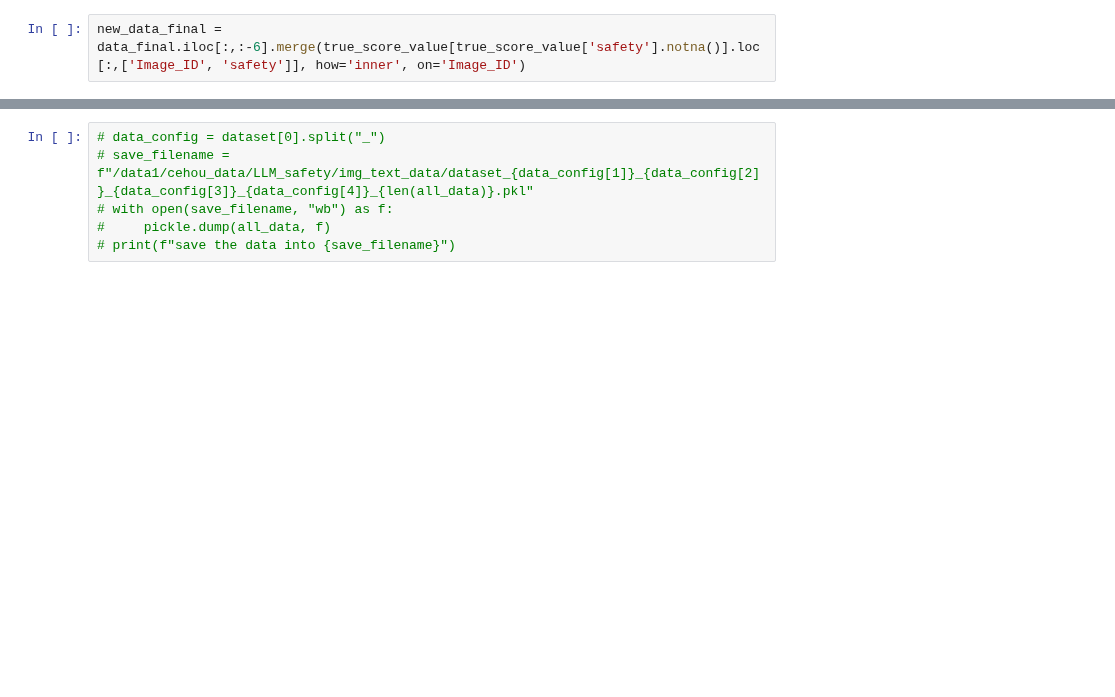
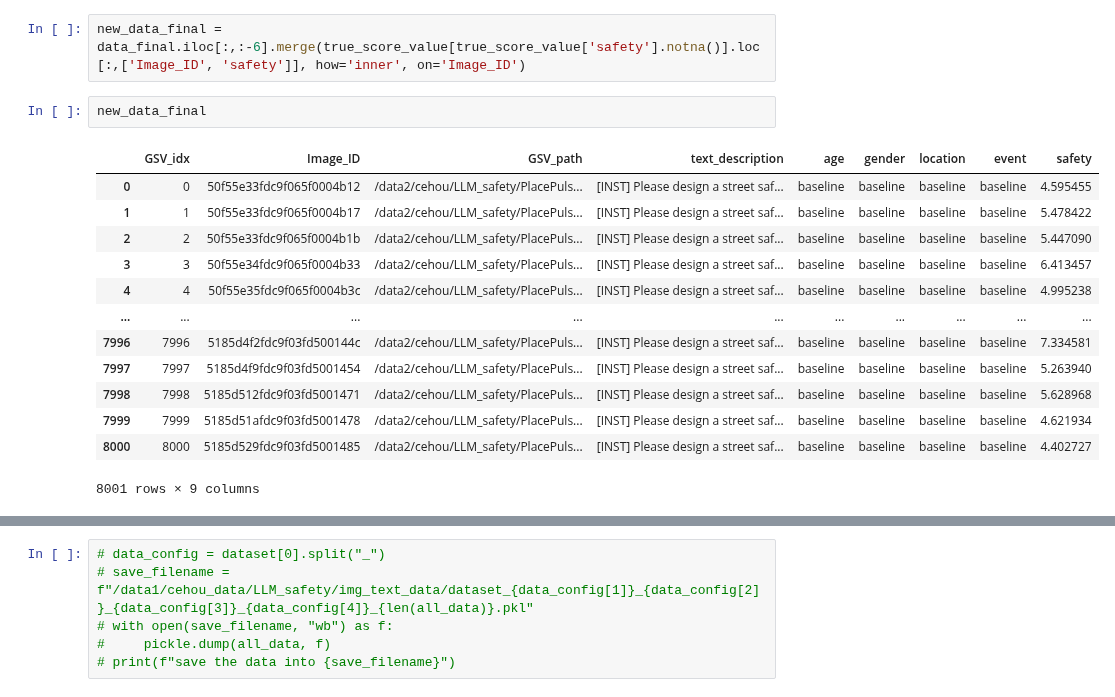
Before and after one commit to CeHouGIS/Safety_Perception_HK, a Jupyter notebook: data_merge.ipynb, the cells around one changed output, grey strips where cells are left out. Drawn from its saved outputs; the diff is of its cells as text; blank space fills up the shorter version.

```diff
--- a/data_merge.ipynb
+++ b/data_merge.ipynb
@@ -165,5 +178,21 @@ true_score_value.rename(columns={'Unnamed: 0': 'Image_ID'}, inplace=True)
 # %%
 new_data_final = data_final.iloc[:,:-6].merge(true_score_value[true_score_value['safety'].notna()].loc[:,['Image_ID', 'safety']], how='inner', on='Image_ID')
+# %%
+new_data_final
+# %% [output]
+|  | GSV_idx | Image_ID | GSV_path | text_description | age | gender | location | event | safety |
+| 0 | 0 | 50f55e33fdc9f065f0004b12 | /data2/cehou/LLM_safety/PlacePuls... | [INST] Please design a street saf... | baseline | baseline | baseline | baseline | 4.595455 |
+| 1 | 1 | 50f55e33fdc9f065f0004b17 | /data2/cehou/LLM_safety/PlacePuls... | [INST] Please design a street saf... | baseline | baseline | baseline | baseline | 5.478422 |
+| 2 | 2 | 50f55e33fdc9f065f0004b1b | /data2/cehou/LLM_safety/PlacePuls... | [INST] Please design a street saf... | baseline | baseline | baseline | baseline | 5.447090 |
+| 3 | 3 | 50f55e34fdc9f065f0004b33 | /data2/cehou/LLM_safety/PlacePuls... | [INST] Please design a street saf... | baseline | baseline | baseline | baseline | 6.413457 |
+| 4 | 4 | 50f55e35fdc9f065f0004b3c | /data2/cehou/LLM_safety/PlacePuls... | [INST] Please design a street saf... | baseline | baseline | baseline | baseline | 4.995238 |
+| ... | ... | ... | ... | ... | ... | ... | ... | ... | ... |
+| 7996 | 7996 | 5185d4f2fdc9f03fd500144c | /data2/cehou/LLM_safety/PlacePuls... | [INST] Please design a street saf... | baseline | baseline | baseline | baseline | 7.334581 |
+| 7997 | 7997 | 5185d4f9fdc9f03fd5001454 | /data2/cehou/LLM_safety/PlacePuls... | [INST] Please design a street saf... | baseline | baseline | baseline | baseline | 5.263940 |
+| 7998 | 7998 | 5185d512fdc9f03fd5001471 | /data2/cehou/LLM_safety/PlacePuls... | [INST] Please design a street saf... | baseline | baseline | baseline | baseline | 5.628968 |
+| 7999 | 7999 | 5185d51afdc9f03fd5001478 | /data2/cehou/LLM_safety/PlacePuls... | [INST] Please design a street saf... | baseline | baseline | baseline | baseline | 4.621934 |
+| 8000 | 8000 | 5185d529fdc9f03fd5001485 | /data2/cehou/LLM_safety/PlacePuls... | [INST] Please design a street saf... | baseline | baseline | baseline | baseline | 4.402727 |
+8001 rows × 9 columns
 # %%
 from scipy.stats import normaltest
 import seaborn as sns
```
Also changed, not shown: parts of 18 cells of this notebook, 5 other files.
